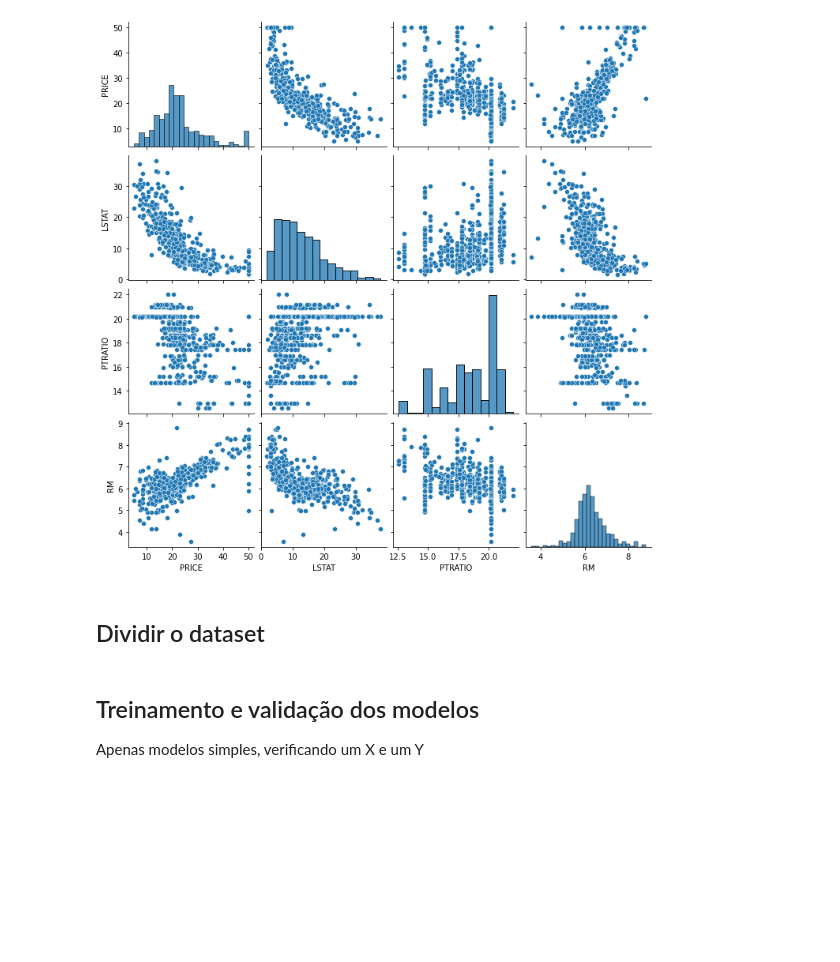
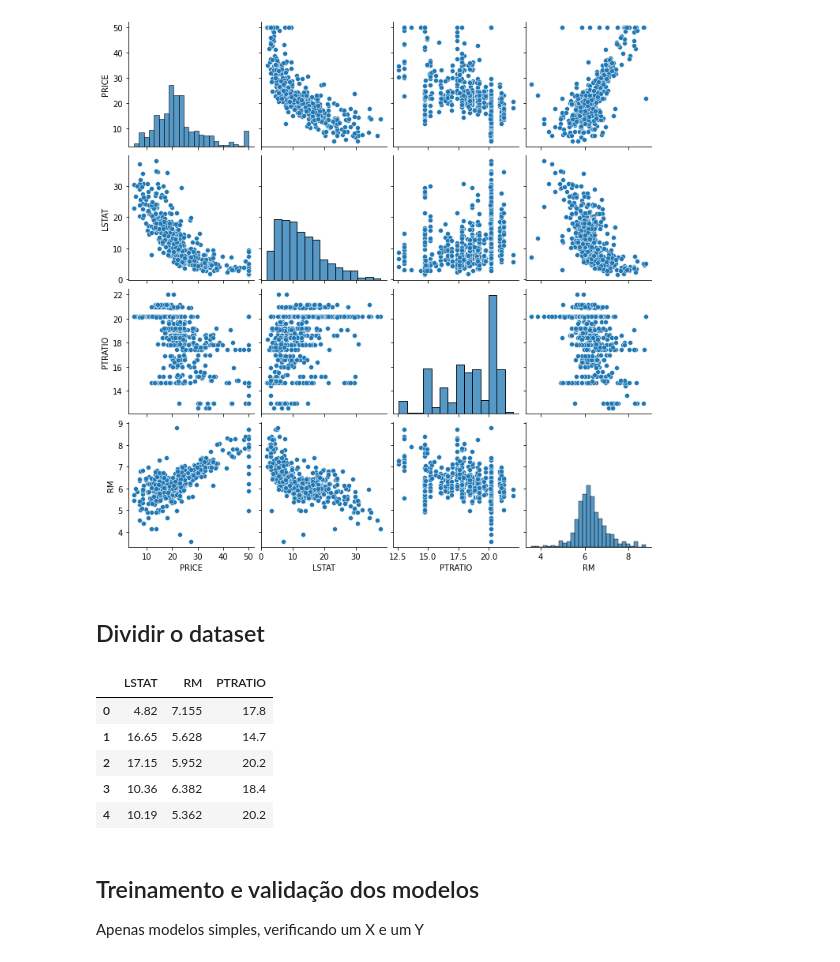
Before and after one commit to bruna-calistrate/Regression-SupervisedModels-Course, a Jupyter notebook: Exercícios.ipynb, the cells around one changed output. Drawn from its saved outputs; the diff is of its cells as text; code cells hidden in the pictures; blank space fills up the shorter version.

```diff
--- a/Exercícios.ipynb
+++ b/Exercícios.ipynb
@@ -304,12 +304,21 @@ sns.pairplot(boston[['PRICE', 'LSTAT', 'PTRATIO', 'RM']])
 # %% [markdown]
 ## Dividir o dataset
 # %%
-x_Train, x_Test, y_Train, y_Test = train_test_split(boston[['LSTAT', 'PTRATIO', 'RM']], boston['PRICE'], test_size=0.2)
+x_Train, x_Test, y_Train, y_Test = train_test_split(boston[['LSTAT', 'RM',  'PTRATIO']], boston['PRICE'], test_size=0.2)
 
 data = (x_Train, x_Test, y_Train, y_Test)
 
 for d in data:
     d.reset_index(drop=True, inplace=True)
+# %%
+x_Train.head()
+# %% [output]
+|  | LSTAT | RM | PTRATIO |
+| 0 | 4.82 | 7.155 | 17.8 |
+| 1 | 16.65 | 5.628 | 14.7 |
+| 2 | 17.15 | 5.952 | 20.2 |
+| 3 | 10.36 | 6.382 | 18.4 |
+| 4 | 10.19 | 5.362 | 20.2 |
 # %% [markdown]
 ## Treinamento e validação dos modelos
 Apenas modelos simples, verificando um X e um Y
```
